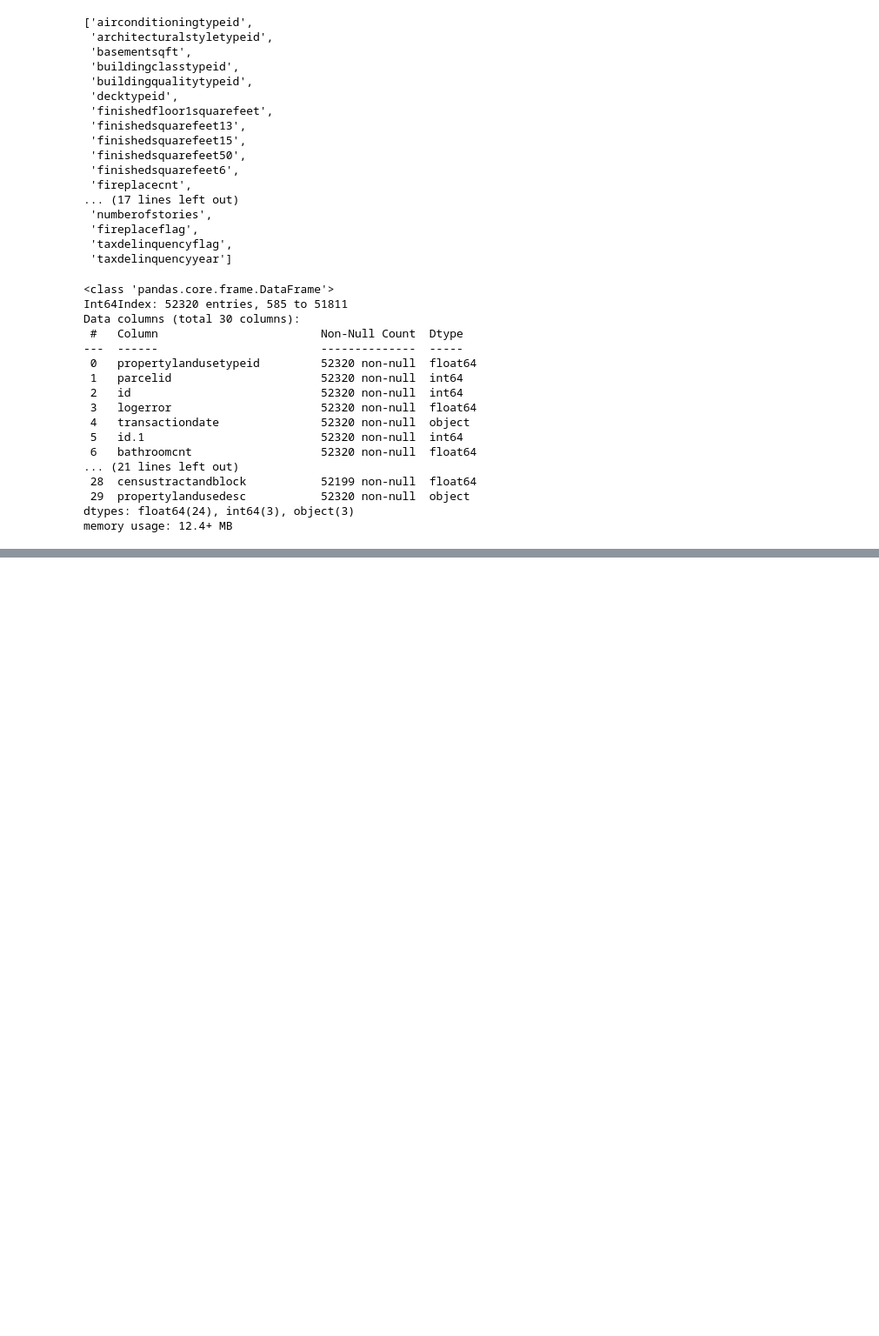
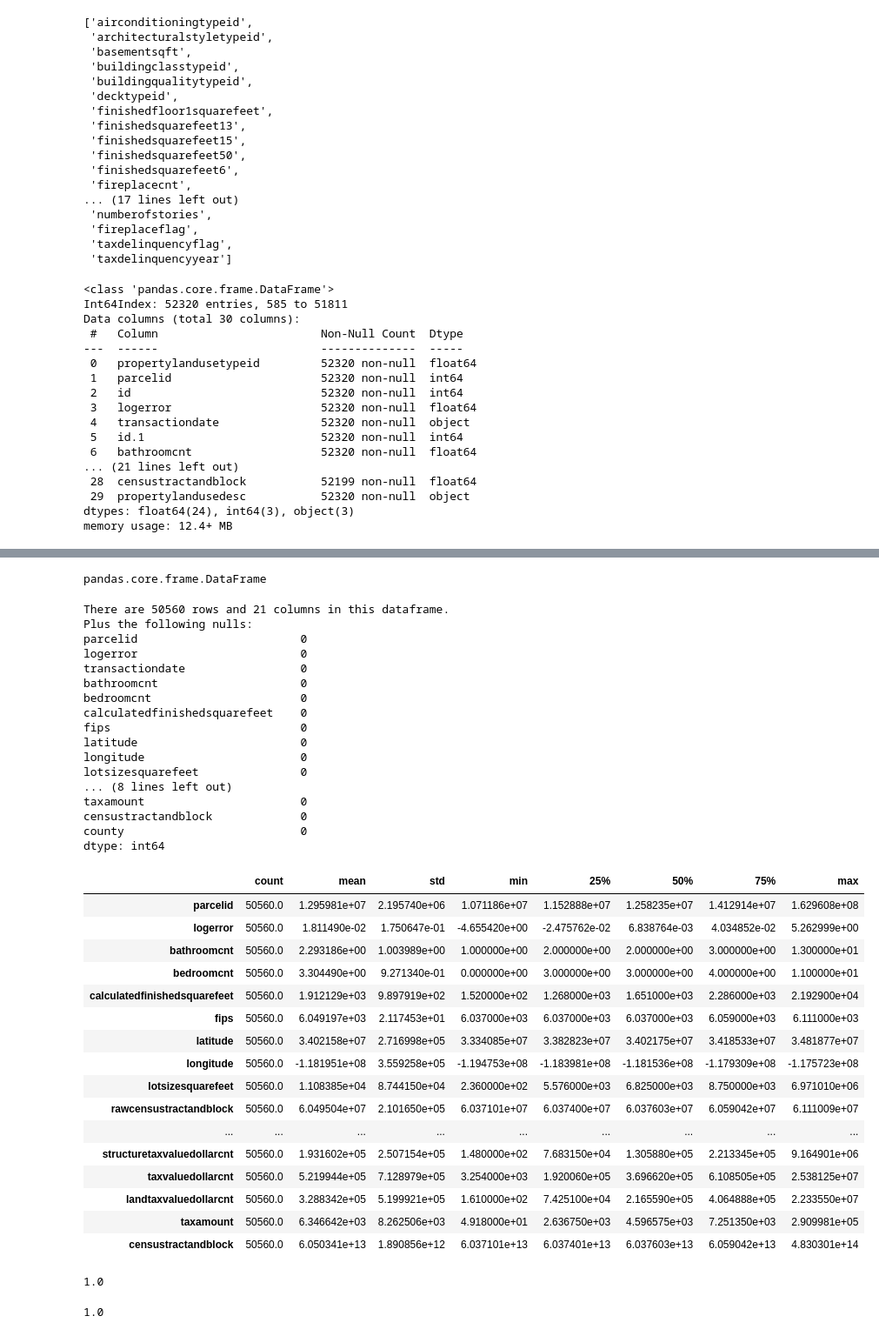
Before and after one commit to Jason-R-Turner/zillow_zestimate_errors_proj, a Jupyter notebook: initial_report.ipynb, the cells around one changed output, grey strips where cells are left out. Shown at 87% size. Cells and saved outputs as stored; diff of their text form; code cells hidden in the pictures; blank space fills up the shorter version.

```diff
--- a/initial_report.ipynb
+++ b/initial_report.ipynb
@@ -265,0 +393,52 @@ memory usage: 12.4+ MB
+# %%
+z_df = wrangle.clean_zillow(z_df)
+type(z_df)
+# %% [output]
+pandas.core.frame.DataFrame
+# %%
+util.metrics(z_df)
+# %% [output]
+There are 50560 rows and 21 columns in this dataframe.
+Plus the following nulls:
+parcelid                        0
+logerror                        0
+transactiondate                 0
+bathroomcnt                     0
+bedroomcnt                      0
+calculatedfinishedsquarefeet    0
+fips                            0
+latitude                        0
+longitude                       0
+lotsizesquarefeet               0
+... (8 lines left out)
+taxamount                       0
+censustractandblock             0
+county                          0
+dtype: int64
+|  | count | mean | std | min | 25% | 50% | 75% | max |
+| parcelid | 50560.0 | 1.295981e+07 | 2.195740e+06 | 1.071186e+07 | 1.152888e+07 | 1.258235e+07 | 1.412914e+07 | 1.629608e+08 |
+| logerror | 50560.0 | 1.811490e-02 | 1.750647e-01 | -4.655420e+00 | -2.475762e-02 | 6.838764e-03 | 4.034852e-02 | 5.262999e+00 |
+| bathroomcnt | 50560.0 | 2.293186e+00 | 1.003989e+00 | 1.000000e+00 | 2.000000e+00 | 2.000000e+00 | 3.000000e+00 | 1.300000e+01 |
+| bedroomcnt | 50560.0 | 3.304490e+00 | 9.271340e-01 | 0.000000e+00 | 3.000000e+00 | 3.000000e+00 | 4.000000e+00 | 1.100000e+01 |
+| calculatedfinishedsquarefeet | 50560.0 | 1.912129e+03 | 9.897919e+02 | 1.520000e+02 | 1.268000e+03 | 1.651000e+03 | 2.286000e+03 | 2.192900e+04 |
+| fips | 50560.0 | 6.049197e+03 | 2.117453e+01 | 6.037000e+03 | 6.037000e+03 | 6.037000e+03 | 6.059000e+03 | 6.111000e+03 |
+| latitude | 50560.0 | 3.402158e+07 | 2.716998e+05 | 3.334085e+07 | 3.382823e+07 | 3.402175e+07 | 3.418533e+07 | 3.481877e+07 |
+| longitude | 50560.0 | -1.181951e+08 | 3.559258e+05 | -1.194753e+08 | -1.183981e+08 | -1.181536e+08 | -1.179309e+08 | -1.175723e+08 |
+| lotsizesquarefeet | 50560.0 | 1.108385e+04 | 8.744150e+04 | 2.360000e+02 | 5.576000e+03 | 6.825000e+03 | 8.750000e+03 | 6.971010e+06 |
+| rawcensustractandblock | 50560.0 | 6.049504e+07 | 2.101650e+05 | 6.037101e+07 | 6.037400e+07 | 6.037603e+07 | 6.059042e+07 | 6.111009e+07 |
+| ... | ... | ... | ... | ... | ... | ... | ... | ... |
+| structuretaxvaluedollarcnt | 50560.0 | 1.931602e+05 | 2.507154e+05 | 1.480000e+02 | 7.683150e+04 | 1.305880e+05 | 2.213345e+05 | 9.164901e+06 |
+| taxvaluedollarcnt | 50560.0 | 5.219944e+05 | 7.128979e+05 | 3.254000e+03 | 1.920060e+05 | 3.696620e+05 | 6.108505e+05 | 2.538125e+07 |
+| landtaxvaluedollarcnt | 50560.0 | 3.288342e+05 | 5.199921e+05 | 1.610000e+02 | 7.425100e+04 | 2.165590e+05 | 4.064888e+05 | 2.233550e+07 |
+| taxamount | 50560.0 | 6.346642e+03 | 8.262506e+03 | 4.918000e+01 | 2.636750e+03 | 4.596575e+03 | 7.251350e+03 | 2.909981e+05 |
+| censustractandblock | 50560.0 | 6.050341e+13 | 1.890856e+12 | 6.037101e+13 | 6.037401e+13 | 6.037603e+13 | 6.059042e+13 | 4.830301e+14 |
+# %%
+# 100% of regionidcity can lose the deicimal and be OK
+(z_df.regionidcity == z_df.regionidcity.astype(int)).mean()
+# %% [output]
+1.0
+# %%
+# 100% of regionidzip can lose the deicimal and be OK
+(z_df.regionidzip == z_df.regionidzip.astype(int)).mean()
+# %% [output]
+1.0
```
Also changed, not shown: parts of 34 cells of this notebook, 2 other files.
